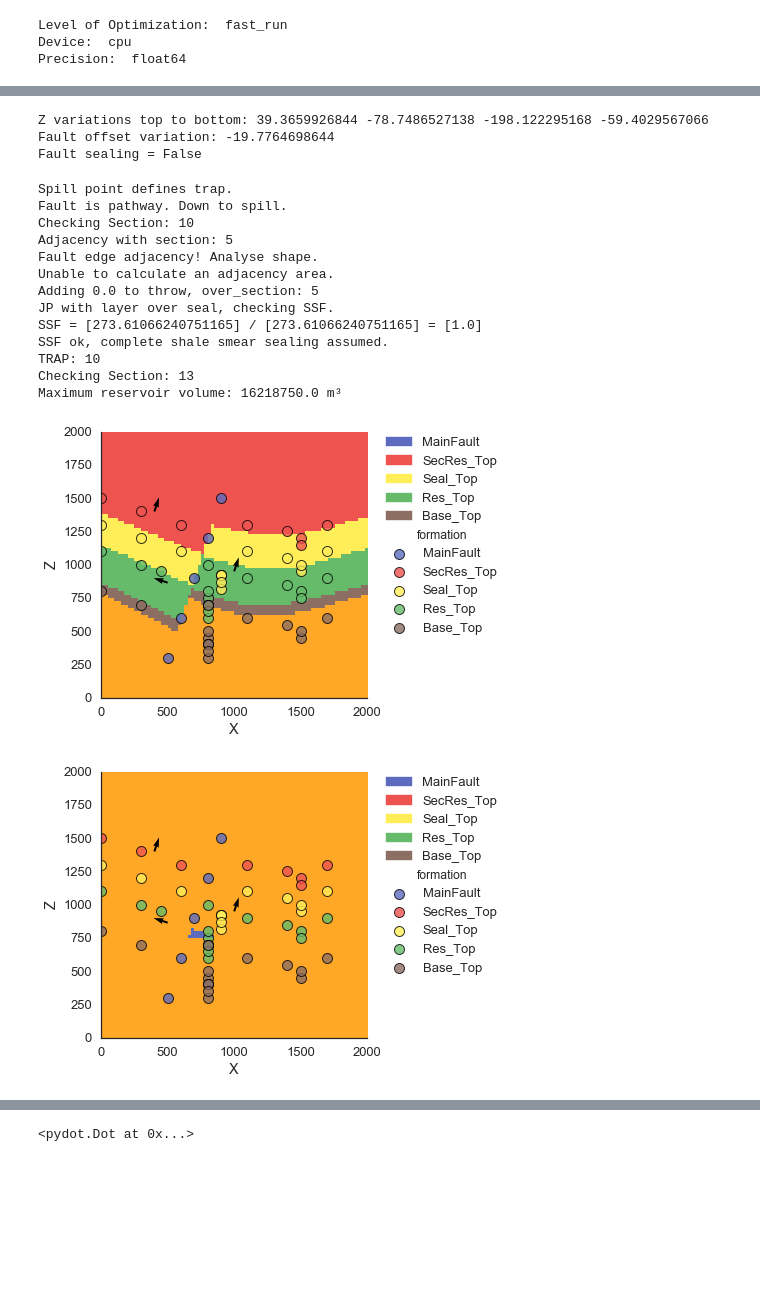
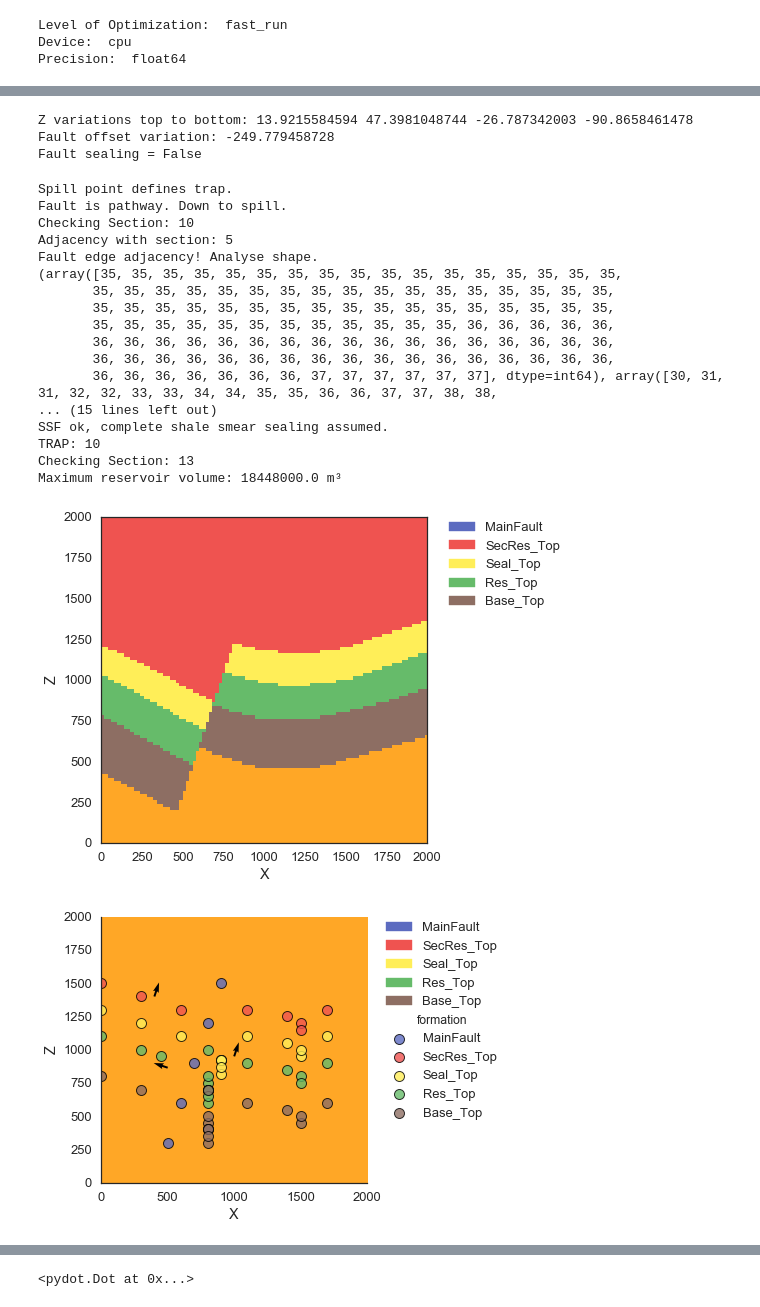
Before and after one commit to nre-aachen/Theses, a Jupyter notebook: Risk analysis/Notebooks/3D uncertainty Version 3.ipynb, the cells around one changed output, grey strips where cells are left out. Drawn from its saved outputs; the diff is of its cells as text; code cells hidden in the pictures; blank space fills up the shorter version.

Commit message:
Working on figures and visualizations

```diff
--- a/Risk analysis/Notebooks/3D uncertainty Version 3.ipynb
+++ b/Risk analysis/Notebooks/3D uncertainty Version 3.ipynb
@@ -38,7 +38,7 @@ from scipy.interpolate import griddata
 #import pydot
 # %%
 # Importing the data from csv files and setting extent and resolution
-geo_data = gp.create_data([0,2000,0,2000,0,2000],[80,80,80],
+geo_data = gp.create_data([0,2000,0,2000,0,2000],[100,100,100],
                          path_f = "./input_data/Fab_ResModel_Foliations2.csv",
                          path_i = "./input_data/Fab_ResModel_Points4_small_offset.csv")
 geo_data.n_faults = 1
@@ -489,10 +494,10 @@ z_unc_res_top = pymc.Normal('z_unc_res_top', 0, 1./np.square(std_res_top/rescale
 z_unc_base_top = pymc.Normal('z_unc_base_top', 0, 1./np.square(std_base_top/rescale_f))
 
 # SETTING FAULT OFFSET UNCERTAINTY
-std_offset = 100
+std_offset = 1
 #offset_unc = pymc.Normal('offset_unc', 0/rescale_f, 1./np.square(std_offset/rescale_f))
 # using SkewNormal, so that fault offset is much more like to vary to a higher offset and to stay as a normal fault
-offset_unc = pymc.SkewNormal('offset_unc', 0/rescale_f, 1./np.square(std_offset/rescale_f), alpha=-4)
+offset_unc = pymc.SkewNormal('offset_unc', -250/rescale_f, 1./np.square(std_offset/rescale_f), alpha=-4)
 
 # FAULT SEALING UNCERTAINTY (p = probability of success (1 = True); True = fault sealing)
 fault_sealing = pymc.Bernoulli('fault_sealing_unc',p=0)
@@ -616,7 +621,7 @@ def structural_model(interp_data_M=interp_unc, fault_sealing=fault_sealing, seal
         #gp.plot_section(geo_data, lith_sol[0,0], 5, plot_data =1)
         #gp.plot_section(geo_data, lith_sol[0,0], 45, plot_data =1)
         if print_figures:
-            gp.plot_section(geo_data, lith_sol[0], 25, plot_data =1)
+            gp.plot_section(geo_data, lith_sol[0], 25, plot_data =0)
             gp.plot_section(geo_data, trap, 25, plot_data =1)
         # revert lith_block back to formation numbers only (or can I include trap in plot?)
 
@@ -644,40 +649,44 @@ def over_jux_area(lith_sol=structural_model[0], fault_sol=structural_model[1]):
     G, centroids, labels_unique, lith_to_labels_lot, labels_to_lith_lot = \
     gp.topology_analyze(lith, fault, 1, areas_bool=True, return_block=False)
     res_nr = interp_data.get_formation_number()['Base_Top']
     secres_nr = interp_data.get_formation_number()['Seal_Top']
     over_nr = interp_data.get_formation_number()['SecRes_Top']
     res_keys = [int(r) for r in lith_to_labels_lot["%s" % res_nr].keys()]
     secres_keys = [int(j) for j in lith_to_labels_lot["%s" % secres_nr].keys()] # sections in Secondary Reservoir
     over_keys = [int(o) for o in lith_to_labels_lot["%s" % over_nr].keys()] # section in Overlying
     tot_over_keys = np.append(secres_keys, over_keys) # all sections that belong to overlying above seal
     for rk in res_keys:
         for ok in tot_over_keys:
             if gp.topology_check_adjacency(G, rk, ok) == True:
                     if G.adj[rk][ok]['edge_type'] == 'fault':
                         part_area = G.adj[rk][ok]['area']*(scale_factor**2)
                         area += part_area
     return area
 
 # Avoid layer inversion by giving negative thicknesses a likelihood of zero
 #@pymc.deterministic
 #def no_inversion(sec_res_th=sec_res_th, res_th=res_th, seal_th=seal_th)
 # %% [output]
-Z variations top to bottom: 39.3659926844 -78.7486527138 -198.122295168 -59.4029567066
-Fault offset variation: -19.7764698644
+Z variations top to bottom: 13.9215584594 47.3981048744 -26.787342003 -90.8658461478
+Fault offset variation: -249.779458728
 Fault sealing = False
 Spill point defines trap.
 Fault is pathway. Down to spill.
 Checking Section: 10
 Adjacency with section: 5
 Fault edge adjacency! Analyse shape.
-Unable to calculate an adjacency area.
-Adding 0.0 to throw, over_section: 5
-JP with layer over seal, checking SSF.
-SSF = [273.61066240751165] / [273.61066240751165] = [1.0]
+(array([35, 35, 35, 35, 35, 35, 35, 35, 35, 35, 35, 35, 35, 35, 35, 35, 35,
+       35, 35, 35, 35, 35, 35, 35, 35, 35, 35, 35, 35, 35, 35, 35, 35, 35,
+       35, 35, 35, 35, 35, 35, 35, 35, 35, 35, 35, 35, 35, 35, 35, 35, 35,
+       35, 35, 35, 35, 35, 35, 35, 35, 35, 35, 35, 35, 36, 36, 36, 36, 36,
+       36, 36, 36, 36, 36, 36, 36, 36, 36, 36, 36, 36, 36, 36, 36, 36, 36,
+       36, 36, 36, 36, 36, 36, 36, 36, 36, 36, 36, 36, 36, 36, 36, 36, 36,
+       36, 36, 36, 36, 36, 36, 36, 37, 37, 37, 37, 37, 37], dtype=int64), array([30, 31, 31, 32, 32, 33, 33, 34, 34, 35, 35, 36, 36, 37, 37, 38, 38,
+... (15 lines left out)
 SSF ok, complete shale smear sealing assumed.
 TRAP: 10
 Checking Section: 13
-Maximum reservoir volume: 16218750.0 m³
+Maximum reservoir volume: 18448000.0 m³
-[figure, old version]
+[figure, new version]
-[figure, old version]
+[figure, new version]
 # %%
```
Also changed, not shown: parts of 4 cells of this notebook, 5 other files.
